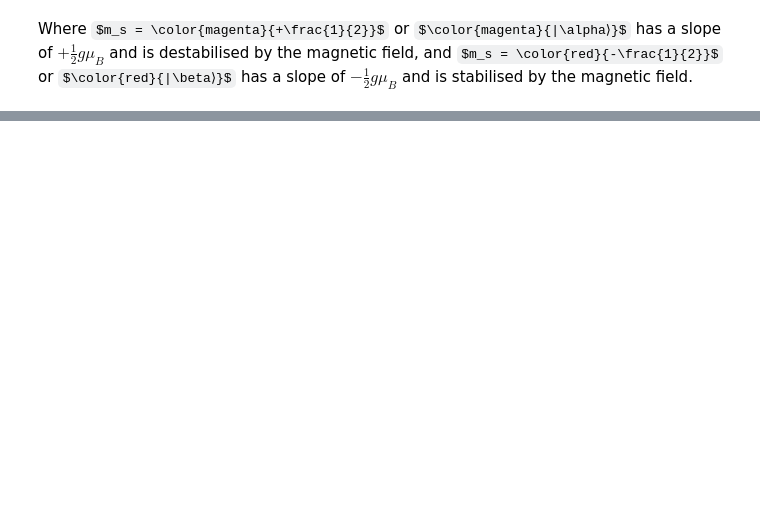
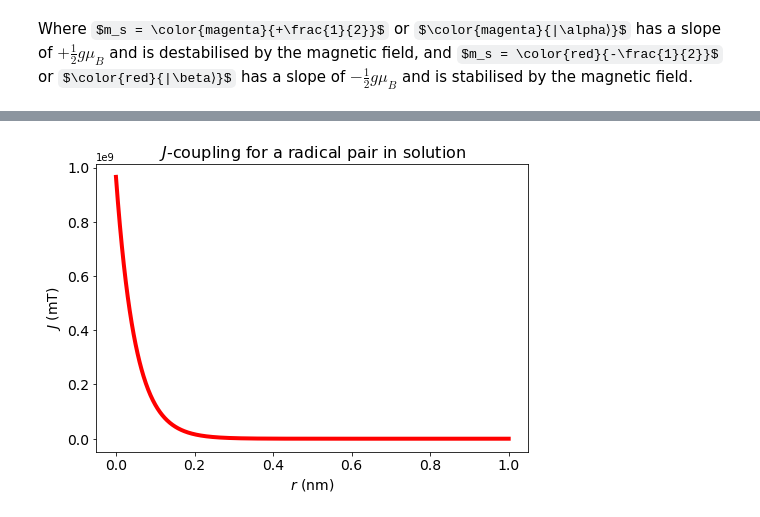
Before and after one commit to Spin-Chemistry-Labs/radicalpy, a Jupyter notebook: examples/tutorials/01_what_are_radical_pairs_and_their_magnetic_interactions.ipynb, the cells around one changed output, grey strips where cells are left out. Cells and saved outputs as stored; diff of their text form; code cells hidden in the pictures; some formulas as TeX source; blank space fills up the shorter version.

```diff
--- a/examples/tutorials/01_what_are_radical_pairs_and_their_magnetic_interactions.ipynb
+++ b/examples/tutorials/01_what_are_radical_pairs_and_their_magnetic_interactions.ipynb
@@ -231,0 +427,12 @@ Where $m_s = \color{magenta}{+\frac{1}{2}}$ or $\color{magenta}{|\alpha⟩}$ has
+# %%
+r = np.linspace(0,1e-9,1000)
+J = rp.estimations.exchange_interaction_in_solution(r, beta=0.049e-9, J0rad=1.7e17)
+fig = plt.figure()
+ax = fig.add_axes([0, 0, 1, 1])
+ax.plot(r*1e9, -J, color='red', linewidth=4)
+ax.set_title("$J$-coupling for a radical pair in solution", size=16)
+ax.set_xlabel('$r$ (nm)', size=14)
+ax.set_ylabel('$J$ (mT)', size=14)
+plt.tick_params(labelsize=14)
+# %% [output]
+[figure, added]
```
Also changed, not shown: parts of 38 cells of this notebook.
